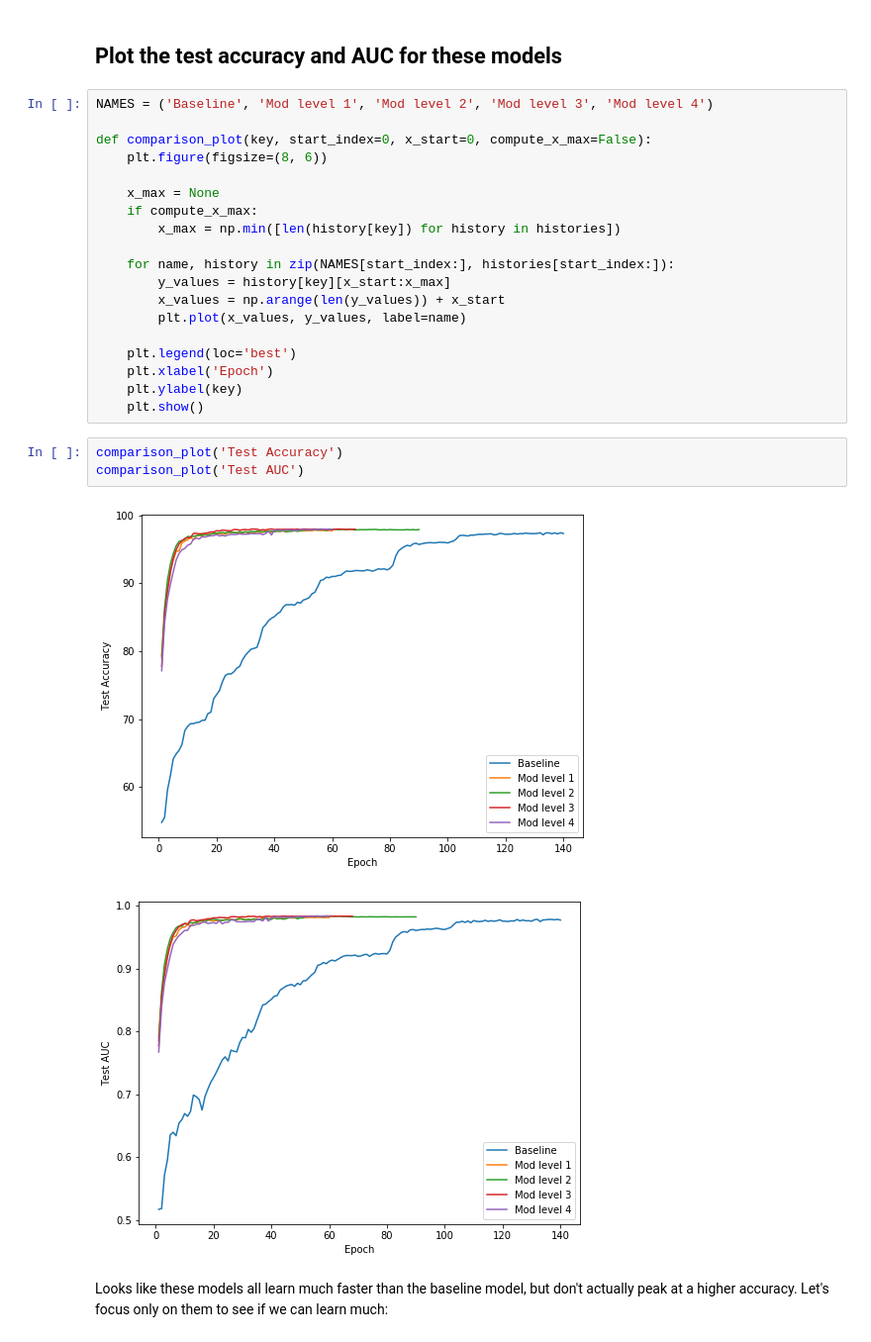
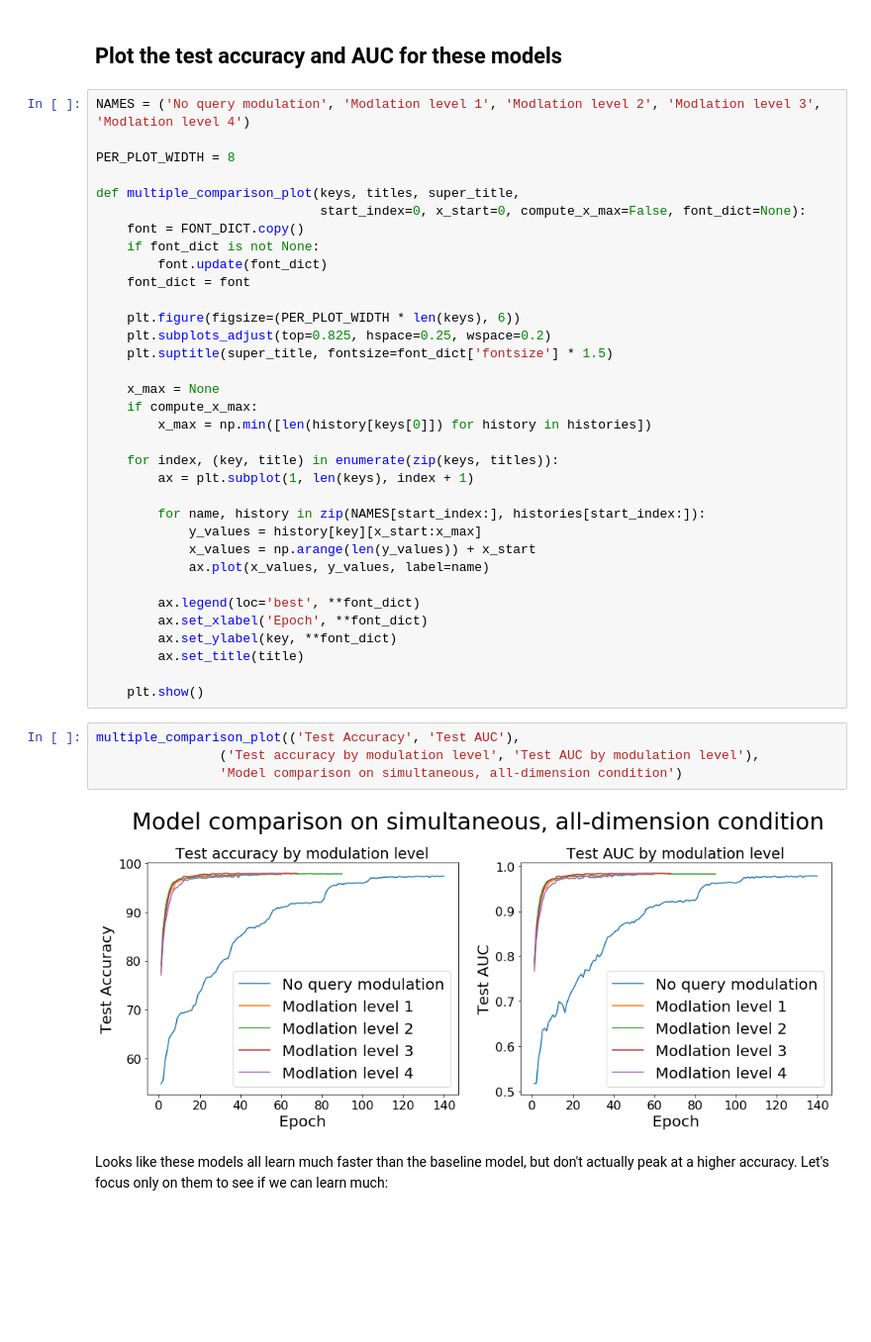
Before and after one commit to guydav/deep-learning-projects, a Jupyter notebook: notebooks/Meta_Learning_Data_Analysis_query_mod_entire_dataset.ipynb, the cells around one changed output. Shown: that part at 99% size. Cells and saved outputs as stored; diff of their text form; blank space fills up the shorter version.

Commit message:
Updated the plots a little bit more, basically at a steady version

```diff
--- a/notebooks/Meta_Learning_Data_Analysis_query_mod_entire_dataset.ipynb
+++ b/notebooks/Meta_Learning_Data_Analysis_query_mod_entire_dataset.ipynb
@@ -55,29 +61,44 @@ histories[0][:10]
 # %% [markdown]
 ## Plot the test accuracy and AUC for these models
 # %%
-NAMES = ('Baseline', 'Mod level 1', 'Mod level 2', 'Mod level 3', 'Mod level 4')
+NAMES = ('No query modulation', 'Modlation level 1', 'Modlation level 2', 'Modlation level 3', 'Modlation level 4')
 
-def comparison_plot(key, start_index=0, x_start=0, compute_x_max=False):
-    plt.figure(figsize=(8, 6))
+PER_PLOT_WIDTH = 8
+
+def multiple_comparison_plot(keys, titles, super_title,
+                             start_index=0, x_start=0, compute_x_max=False, font_dict=None):
+    font = FONT_DICT.copy()
+    if font_dict is not None:
+        font.update(font_dict)
+    font_dict = font
+
+    plt.figure(figsize=(PER_PLOT_WIDTH * len(keys), 6))
+    plt.subplots_adjust(top=0.825, hspace=0.25, wspace=0.2)
+    plt.suptitle(super_title, fontsize=font_dict['fontsize'] * 1.5)
 
     x_max = None
     if compute_x_max:
-        x_max = np.min([len(history[key]) for history in histories])
+        x_max = np.min([len(history[keys[0]]) for history in histories])
 
-    for name, history in zip(NAMES[start_index:], histories[start_index:]):
-        y_values = history[key][x_start:x_max]
-        x_values = np.arange(len(y_values)) + x_start
-        plt.plot(x_values, y_values, label=name)
+    for index, (key, title) in enumerate(zip(keys, titles)):
+        ax = plt.subplot(1, len(keys), index + 1)
 
-    plt.legend(loc='best')
-    plt.xlabel('Epoch')
-    plt.ylabel(key)
+        for name, history in zip(NAMES[start_index:], histories[start_index:]):
+            y_values = history[key][x_start:x_max]
+            x_values = np.arange(len(y_values)) + x_start
+            ax.plot(x_values, y_values, label=name)
+
+        ax.legend(loc='best', **font_dict)
+        ax.set_xlabel('Epoch', **font_dict)
+        ax.set_ylabel(key, **font_dict)
+        ax.set_title(title)
+
     plt.show()
-# %%
-comparison_plot('Test Accuracy')
-comparison_plot('Test AUC')
-# %% [output]
-[figure, removed]
-[figure, removed]
+# %%
+multiple_comparison_plot(('Test Accuracy', 'Test AUC'),
+                ('Test accuracy by modulation level', 'Test AUC by modulation level'),
+                'Model comparison on simultaneous, all-dimension condition')
+# %% [output]
+[figure, added]
 # %% [markdown]
 Looks like these models all learn much faster than the baseline model, but don't actually peak at a higher accuracy. Let's focus only on them to see if we can learn much:
```
Also changed, not shown: parts of 37 cells of this notebook.
